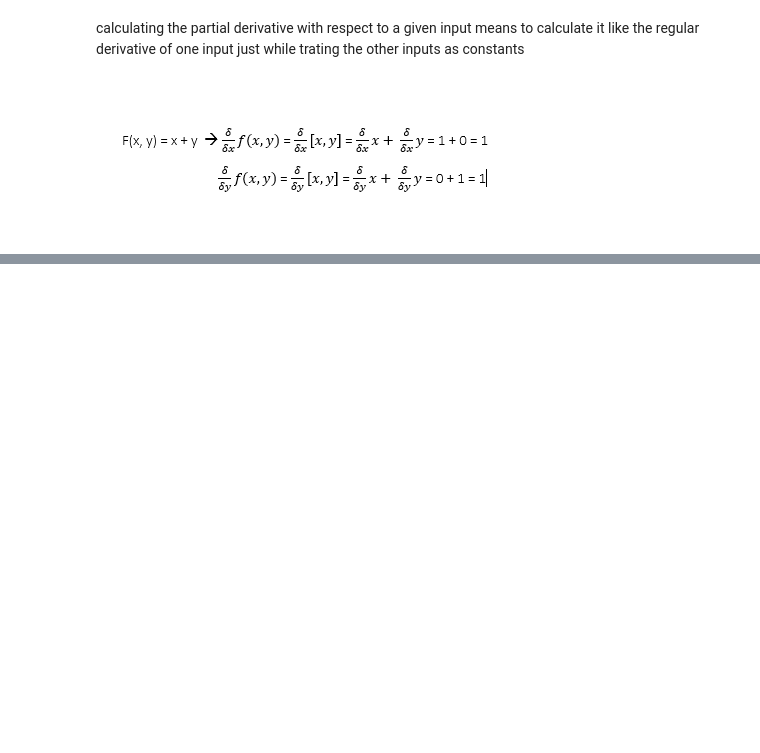
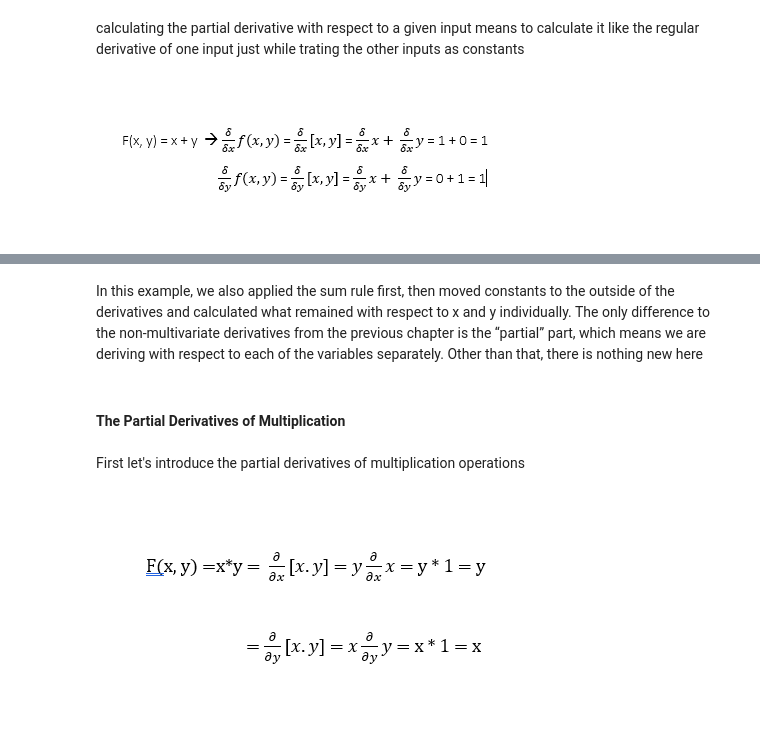
Before and after one commit to charu11/Neural-Networks-from-Scratch, a Jupyter notebook: Neural_networks_from_scratch.ipynb, the cells around one changed output, grey strips where cells are left out. Cells and saved outputs as stored; diff of their text form; code cells hidden in the pictures; blank space fills up the shorter version.

Commit message:
Partial derivative completed

```diff
--- a/Neural_networks_from_scratch.ipynb
+++ b/Neural_networks_from_scratch.ipynb
@@ -1305,0 +1319,13 @@ Image('/content/drive/MyDrive/Neural Networks from Scratch/ch08_02.PNG')
+# %% [markdown]
+In this example, we also applied the sum rule first, then moved constants to the outside of the
+derivatives and calculated what remained with respect to x and y individually. The only difference
+to the non-multivariate derivatives from the previous chapter is the “partial” part, which means  we are deriving with respect to each of the variables separately. Other than that, there is nothing
+new here
+# %% [markdown]
+#### The Partial Derivatives of Multiplication
+# %% [markdown]
+First let's introduce the partial derivatives of multiplication operations
+# %%
+Image('/content/drive/MyDrive/Neural Networks from Scratch/ch08_04.PNG')
+# %% [output]
+[figure, added]
```
Also changed, not shown: parts of 9 cells of this notebook.
